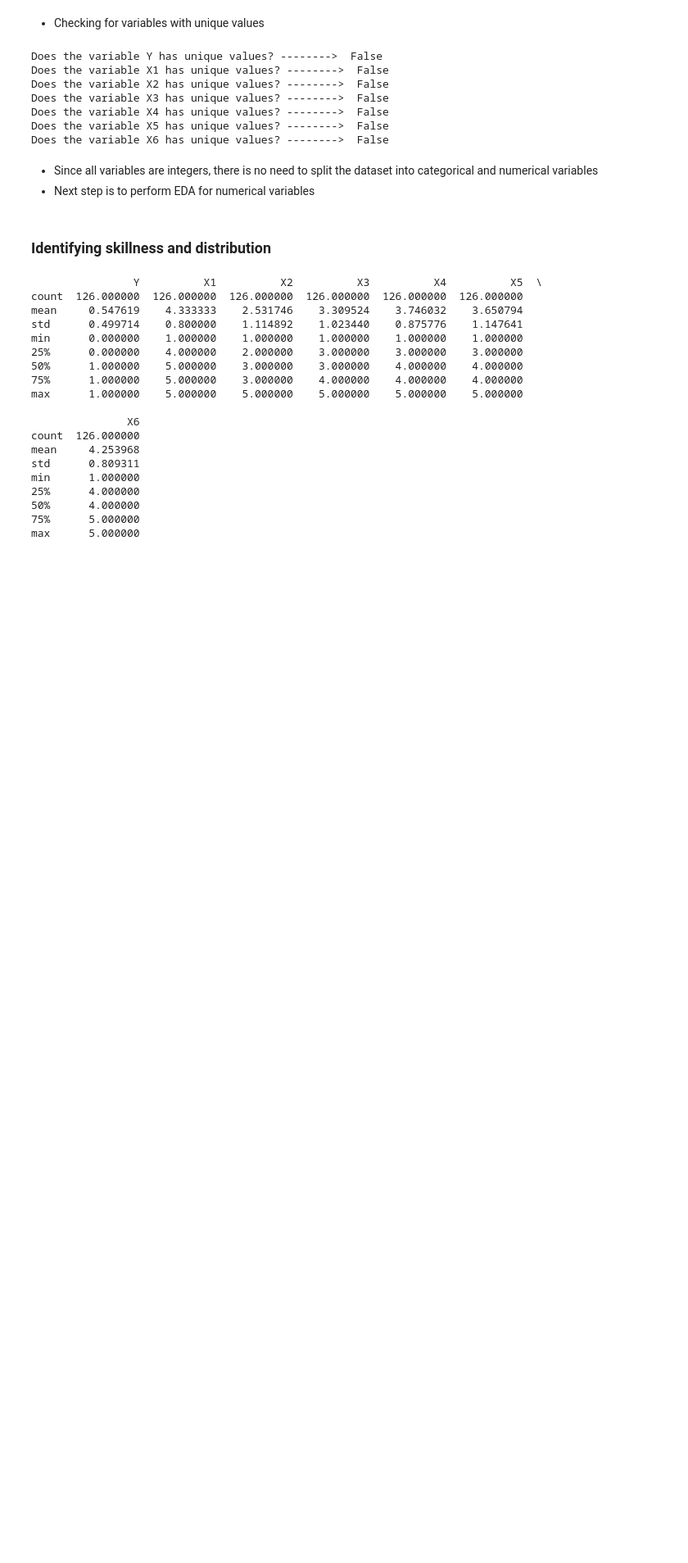
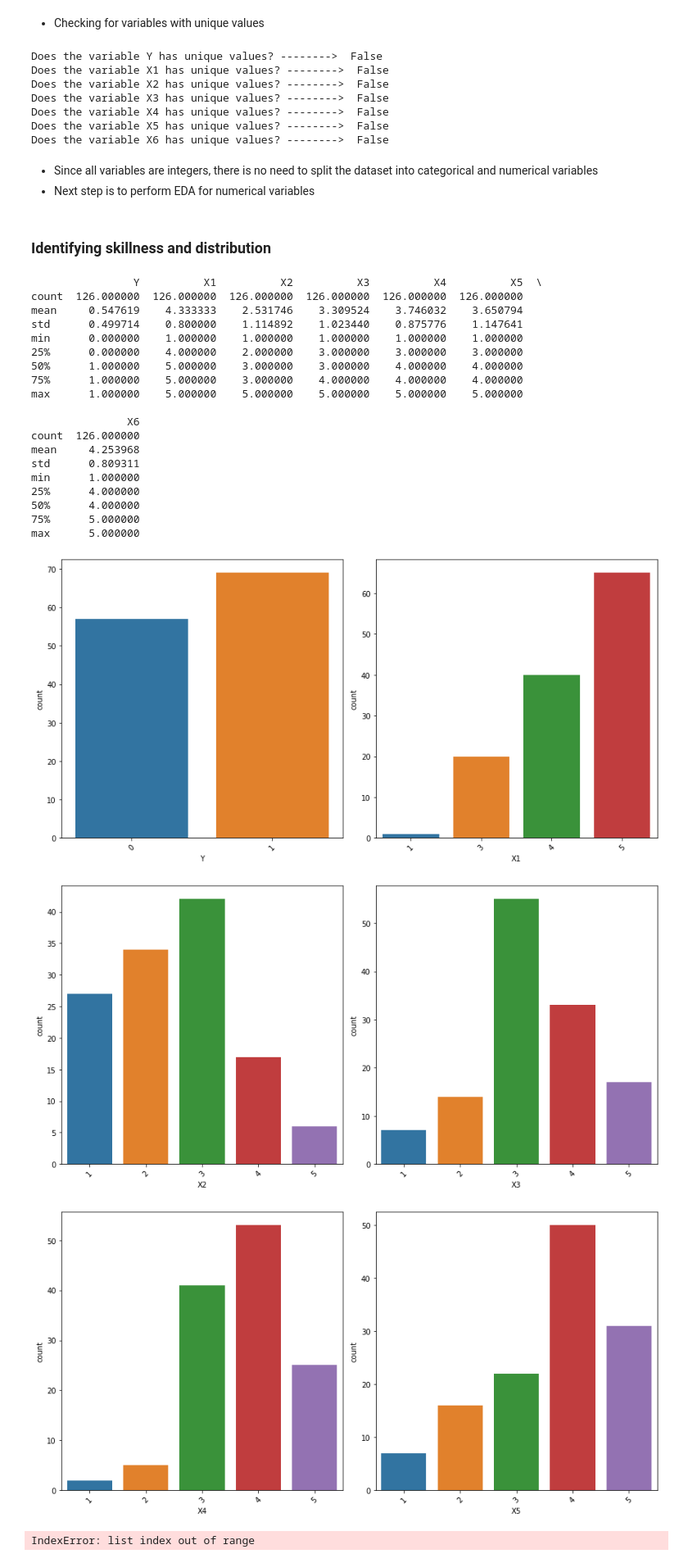
Before and after one commit to hugofmonteiro/ML-Principles-HappyCustomerPredictions, a Jupyter notebook: notebooks/happyCustomers_EDA.ipynb, the cells around one changed output. Shown at 82% size. Drawn from its saved outputs; the diff is of its cells as text; code cells hidden in the pictures; blank space fills up the shorter version.

```diff
--- a/notebooks/happyCustomers_EDA.ipynb
+++ b/notebooks/happyCustomers_EDA.ipynb
@@ -120,3 +120,21 @@ min      1.000000
 50%      4.000000
 75%      5.000000
 max      5.000000
+# %%
+cols = ['Y', 'X1', 'X2', 'X3', 'X4', 'X5', 'X6']
+
+for i in range(0,len(cols),2):
+        plt.figure(figsize=(12,6))
+        plt.subplot(121)
+        plt.xticks(rotation = 45)
+        sns.countplot(df[cols[i]])
+        plt.subplot(122)
+        plt.xticks(rotation = 45)
+        sns.countplot(df[cols[i+1]])
+        plt.tight_layout()
+        plt.show()
+# %% [output]
+[figure, added]
+[figure, added]
+[figure, added]
+IndexError: list index out of range
```
Also changed, not shown: parts of 16 cells of this notebook.
